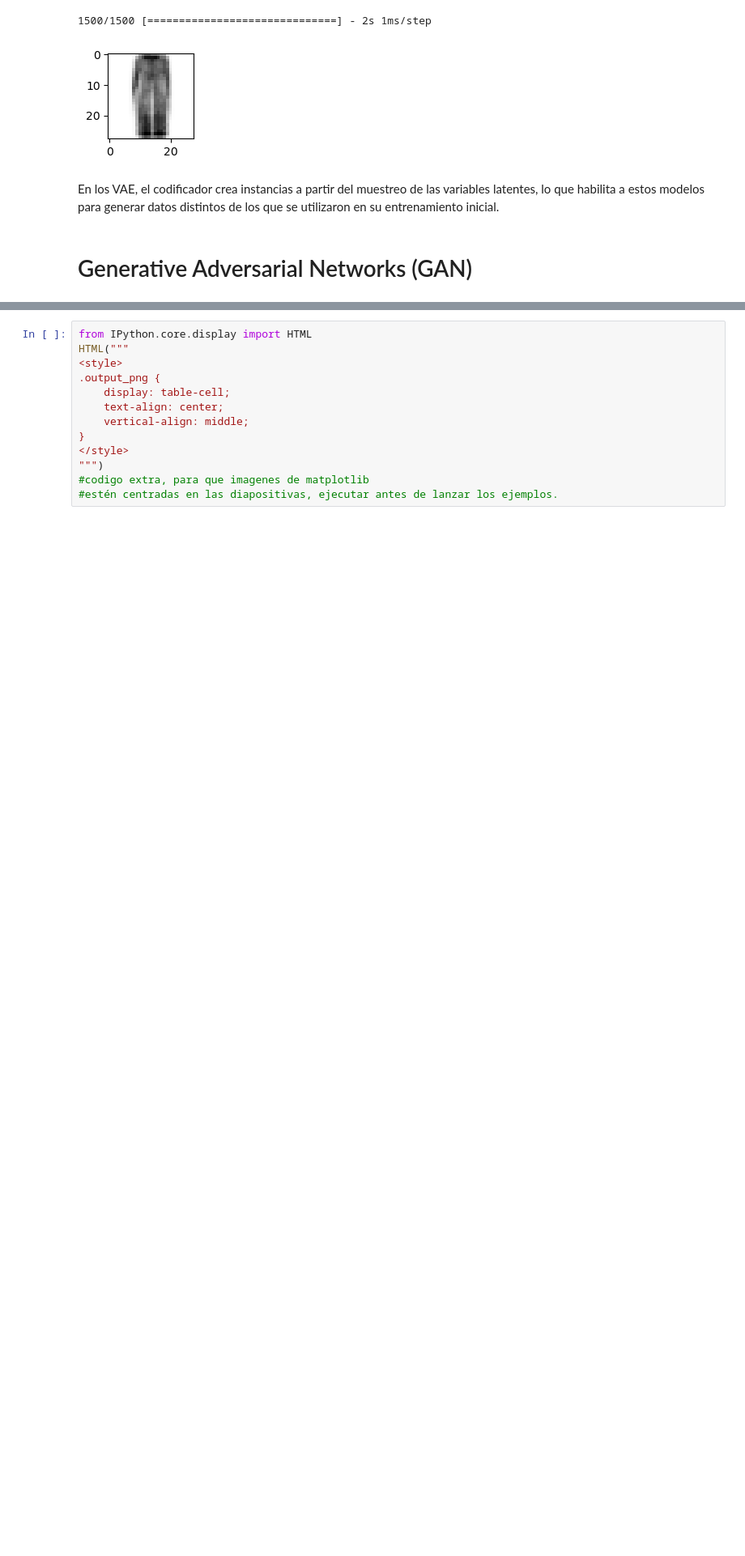
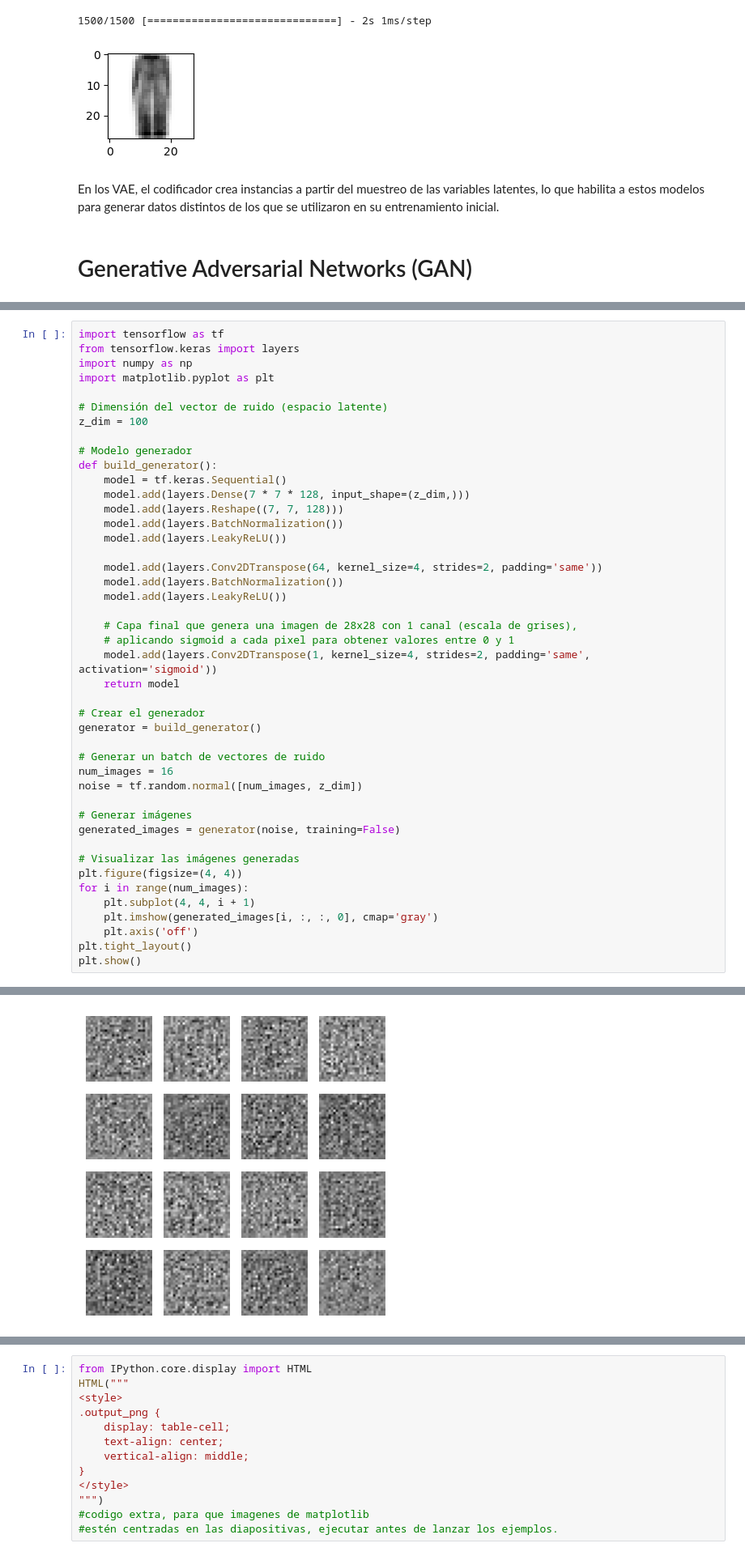
Before and after one commit to TEL-USM/IPD434, a Jupyter notebook: Clases/05_NN_Especialidad/05-3_GAN_AE/05-3_GAN_AE.ipynb, the cells around one changed output, grey strips where cells are left out. Shown at 81% size. Cells and saved outputs as stored; diff of their text form; blank space fills up the shorter version.

```diff
--- a/Clases/05_NN_Especialidad/05-3_GAN_AE/05-3_GAN_AE.ipynb
+++ b/Clases/05_NN_Especialidad/05-3_GAN_AE/05-3_GAN_AE.ipynb
@@ -354,0 +343,45 @@ plt.show()
+# %%
+import tensorflow as tf
+from tensorflow.keras import layers
+import numpy as np
+import matplotlib.pyplot as plt
+
+# Dimensión del vector de ruido (espacio latente)
+z_dim = 100
+
+# Modelo generador
+def build_generator():
+    model = tf.keras.Sequential()
+    model.add(layers.Dense(7 * 7 * 128, input_shape=(z_dim,)))
+    model.add(layers.Reshape((7, 7, 128)))
+    model.add(layers.BatchNormalization())
+    model.add(layers.LeakyReLU())
+
+    model.add(layers.Conv2DTranspose(64, kernel_size=4, strides=2, padding='same'))
+    model.add(layers.BatchNormalization())
+    model.add(layers.LeakyReLU())
+
+    # Capa final que genera una imagen de 28x28 con 1 canal (escala de grises),
+    # aplicando sigmoid a cada pixel para obtener valores entre 0 y 1
+    model.add(layers.Conv2DTranspose(1, kernel_size=4, strides=2, padding='same', activation='sigmoid'))
+    return model
+
+# Crear el generador
+generator = build_generator()
+
+# Generar un batch de vectores de ruido
+num_images = 16
+noise = tf.random.normal([num_images, z_dim])
+
+# Generar imágenes
+generated_images = generator(noise, training=False)
+
+# Visualizar las imágenes generadas
+plt.figure(figsize=(4, 4))
+for i in range(num_images):
+    plt.subplot(4, 4, i + 1)
+    plt.imshow(generated_images[i, :, :, 0], cmap='gray')
+    plt.axis('off')
+plt.tight_layout()
+plt.show()
+# %% [output]
@@ -354,0 +401 @@ plt.show()
+[figure, added]
```
Also changed, not shown: parts of 10 cells of this notebook, 27 other files.
